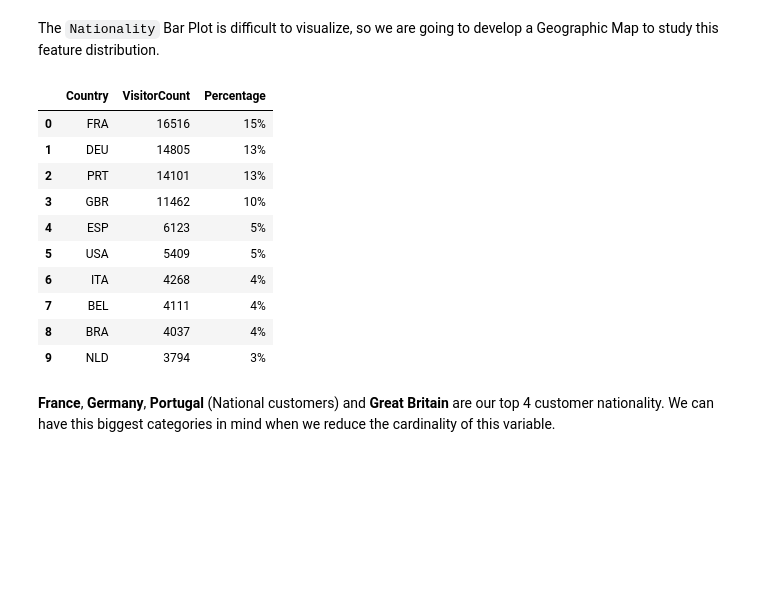
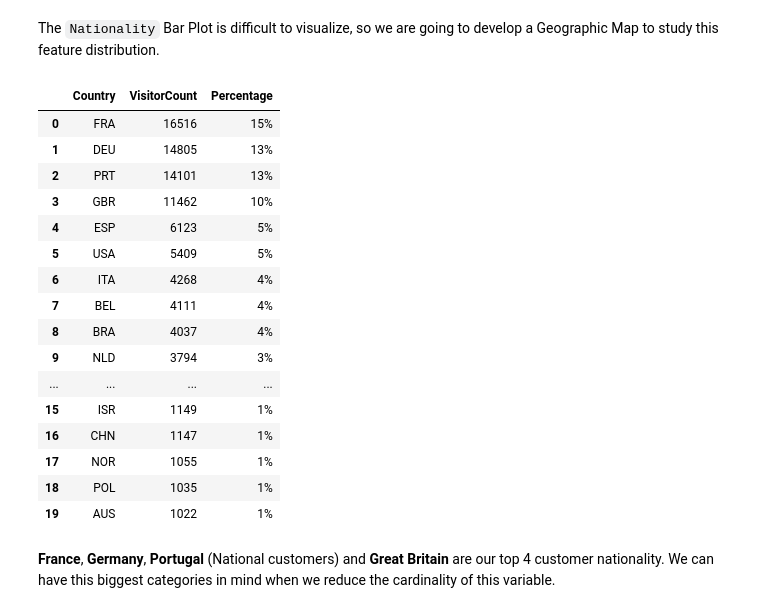
Before and after one commit to CatarinaGN/Case-1, a Jupyter notebook: Versão_Bea.ipynb, the cells around one changed output. Drawn from its saved outputs; the diff is of its cells as text; code cells hidden in the pictures; blank space fills up the shorter version.

```diff
--- a/Versão_Bea.ipynb
+++ b/Versão_Bea.ipynb
@@ -479,24 +482,30 @@ The `Nationality` Bar Plot is difficult to visualize, so we are going to develop
 # %%
 # Agg the count of visitors by nationality
 nationality_counts = df['Nationality'].value_counts().reset_index()
 nationality_counts.columns = ['Country', 'VisitorCount']
 nationality_counts['Percentage'] = (nationality_counts['VisitorCount'] / nationality_counts['VisitorCount'].sum()) * 100
 nationality_counts['Percentage'] = nationality_counts['Percentage'].map('{:.0f}%'.format)
 nationality_counts = nationality_counts.sort_values(by='VisitorCount', ascending=False)
 
-nationality_counts.head(10)
+nationality_counts.head(20)
 # %% [output]
 |  | Country | VisitorCount | Percentage |
 | 0 | FRA | 16516 | 15% |
 | 1 | DEU | 14805 | 13% |
 | 2 | PRT | 14101 | 13% |
 | 3 | GBR | 11462 | 10% |
 | 4 | ESP | 6123 | 5% |
 | 5 | USA | 5409 | 5% |
 | 6 | ITA | 4268 | 4% |
 | 7 | BEL | 4111 | 4% |
 | 8 | BRA | 4037 | 4% |
 | 9 | NLD | 3794 | 3% |
+| ... | ... | ... | ... |
+| 15 | ISR | 1149 | 1% |
+| 16 | CHN | 1147 | 1% |
+| 17 | NOR | 1055 | 1% |
+| 18 | POL | 1035 | 1% |
+| 19 | AUS | 1022 | 1% |
 # %%
 fig = go.Figure(data=go.Choropleth(
     locations=nationality_counts['Country'],
```
Also changed, not shown: parts of 15 cells of this notebook.
